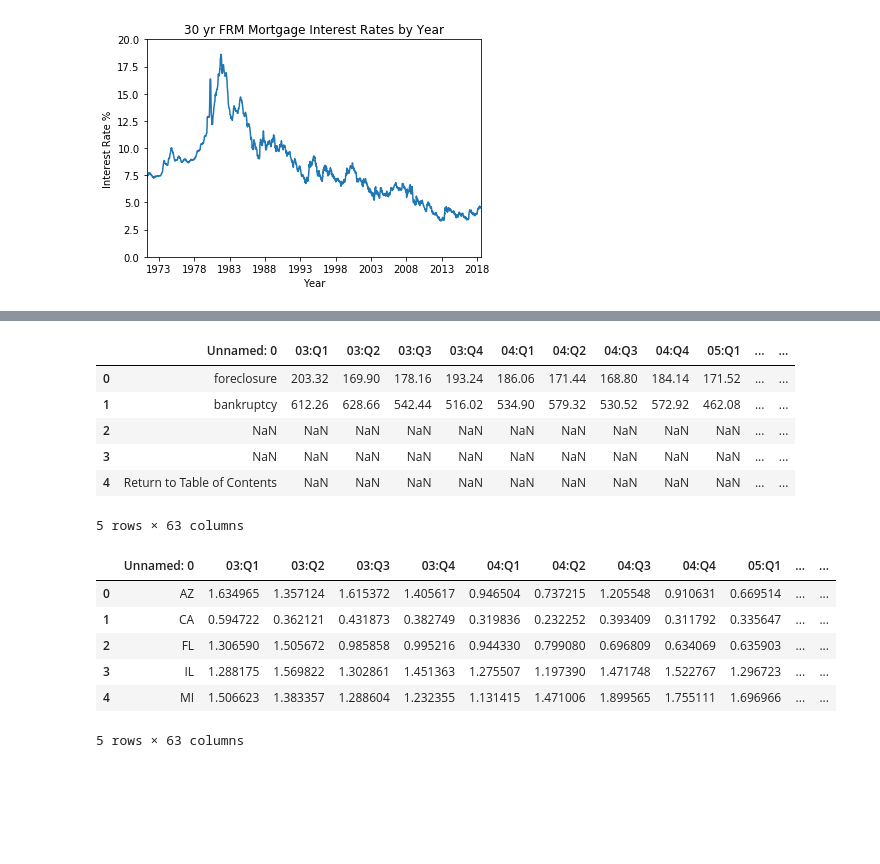
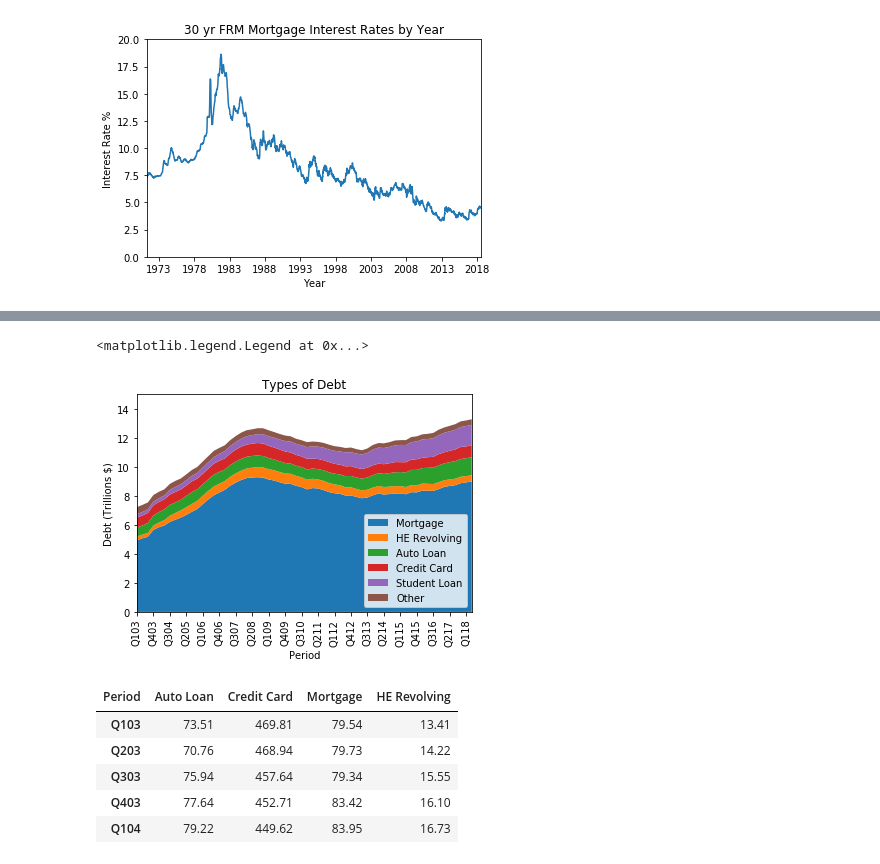
Before and after one commit to bowielh/Project1_Group1, a Jupyter notebook: Housing_Bubble.ipynb, the cells around one changed output, grey strips where cells are left out. Drawn from its saved outputs; the diff is of its cells as text; code cells hidden in the pictures; blank space fills up the shorter version.

```diff
--- a/Housing_Bubble.ipynb
+++ b/Housing_Bubble.ipynb
@@ -114,20 +95,48 @@ df_new.head()
-# %%
-df_foreclose.head()
-# %% [output]
-|  | Unnamed: 0 | 03:Q1 | 03:Q2 | 03:Q3 | 03:Q4 | 04:Q1 | 04:Q2 | 04:Q3 | 04:Q4 | 05:Q1 | ... | ... |
-| 0 | foreclosure | 203.32 | 169.90 | 178.16 | 193.24 | 186.06 | 171.44 | 168.80 | 184.14 | 171.52 | ... | ... |
-| 1 | bankruptcy | 612.26 | 628.66 | 542.44 | 516.02 | 534.90 | 579.32 | 530.52 | 572.92 | 462.08 | ... | ... |
-| 2 | NaN | NaN | NaN | NaN | NaN | NaN | NaN | NaN | NaN | NaN | ... | ... |
-| 3 | NaN | NaN | NaN | NaN | NaN | NaN | NaN | NaN | NaN | NaN | ... | ... |
-| 4 | Return to Table of Contents | NaN | NaN | NaN | NaN | NaN | NaN | NaN | NaN | NaN | ... | ... |
-5 rows × 63 columns
-# %%
-df_state90.head()
-# %% [output]
-|  | Unnamed: 0 | 03:Q1 | 03:Q2 | 03:Q3 | 03:Q4 | 04:Q1 | 04:Q2 | 04:Q3 | 04:Q4 | 05:Q1 | ... | ... |
-| 0 | AZ | 1.634965 | 1.357124 | 1.615372 | 1.405617 | 0.946504 | 0.737215 | 1.205548 | 0.910631 | 0.669514 | ... | ... |
-| 1 | CA | 0.594722 | 0.362121 | 0.431873 | 0.382749 | 0.319836 | 0.232252 | 0.393409 | 0.311792 | 0.335647 | ... | ... |
-| 2 | FL | 1.306590 | 1.505672 | 0.985858 | 0.995216 | 0.944330 | 0.799080 | 0.696809 | 0.634069 | 0.635903 | ... | ... |
-| 3 | IL | 1.288175 | 1.569822 | 1.302861 | 1.451363 | 1.275507 | 1.197390 | 1.471748 | 1.522767 | 1.296723 | ... | ... |
-| 4 | MI | 1.506623 | 1.383357 | 1.288604 | 1.232355 | 1.131415 | 1.471006 | 1.899565 | 1.755111 | 1.696966 | ... | ... |
-5 rows × 63 columns
+# %%
+# Create fig and ax
+figdebt = plt.figure()
+axdebt = plt.axes()
+
+# Use plot, not scatterplot, for efficiency and performance
+# axdebt.plot(df_debt.index, df_debt['Mortgage'],  ls = '-')
+# axdebt.plot(df_debt.index, df_debt['HE Revolving'],  ls = '-')
+# axdebt.plot(df_debt.index, df_debt['Auto Loan'],  ls = '-')
+# axdebt.plot(df_debt.index, df_debt['Credit Card'],  ls = '-')
+# axdebt.plot(df_debt.index, df_debt['Student Loan'],  ls = '-')
+# axdebt.plot(df_debt.index, df_debt['Other'],  ls = '-')
+
+labels = list(df_debt)
+axdebt.stackplot(df_debt.index, df_debt['Mortgage'],
+                 df_debt['HE Revolving'],
+                 df_debt['Auto Loan'],
+                 df_debt['Credit Card'],
+                 df_debt['Student Loan'],
+                 df_debt['Other'], labels = labels)
+
+axdebt.set(title = 'Types of Debt',
+       ylabel = 'Debt (Trillions $)',
+       xlabel = 'Period',
+       ylim = (0, 15),
+       xlim = ('Q103', 'Q218'))
+axdebt.set_xticks(axdebt.get_xticks()[::3])
+axdebt.set_xticklabels(labels = quarters[1::3], rotation = 90)
+axdebt.legend(loc = 'lower right')
+
+# SHOULD WE ADD POPULATION GROWTH TO GET AN ESTIMATE OF PER CAPITA DEBT???
+# %% [output]
+<matplotlib.legend.Legend at 0x...>
+[figure, added]
+# %%
+df_account = df4
+df_account.columns = quarters
+df_account = df_account.set_index('Period')
+df_account = df_account.transpose()
+
+df_account.head()
+# %% [output]
+| Period | Auto Loan | Credit Card | Mortgage | HE Revolving |
+| Q103 | 73.51 | 469.81 | 79.54 | 13.41 |
+| Q203 | 70.76 | 468.94 | 79.73 | 14.22 |
+| Q303 | 75.94 | 457.64 | 79.34 | 15.55 |
+| Q403 | 77.64 | 452.71 | 83.42 | 16.10 |
+| Q104 | 79.22 | 449.62 | 83.95 | 16.73 |
```
Also changed, not shown: parts of 12 cells of this notebook.
